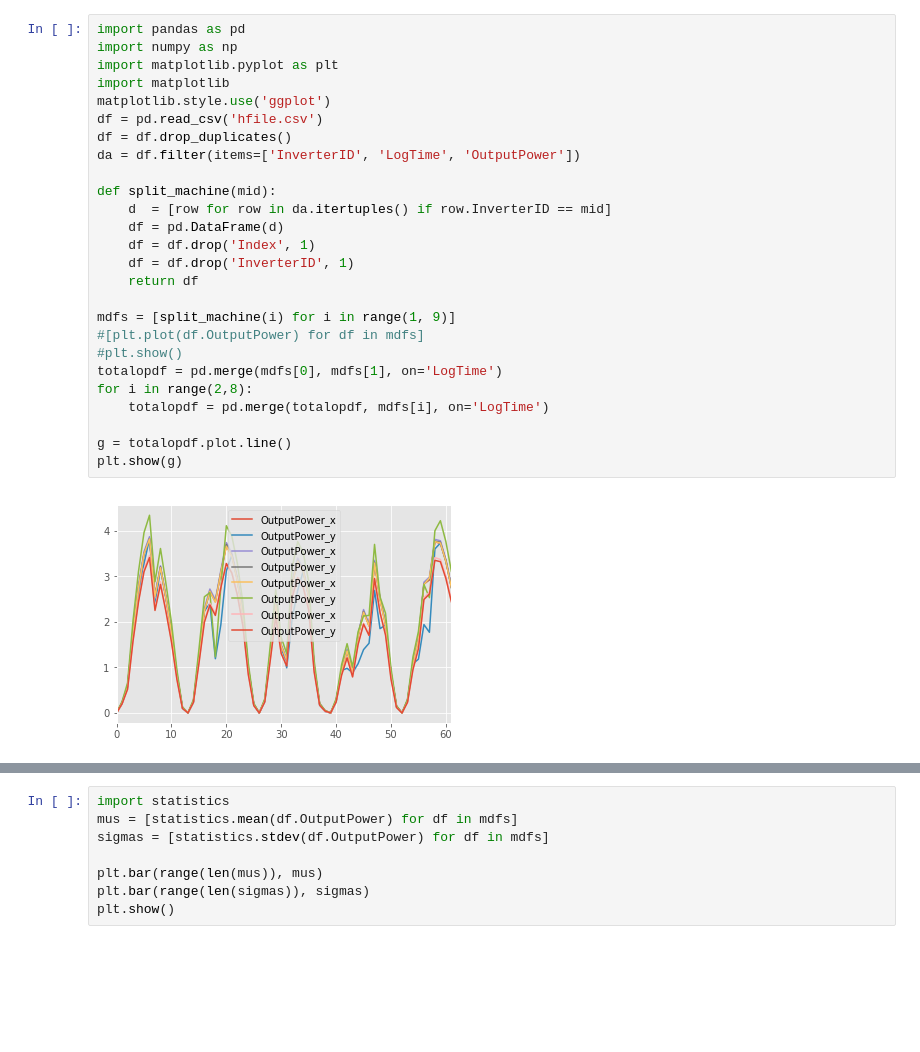
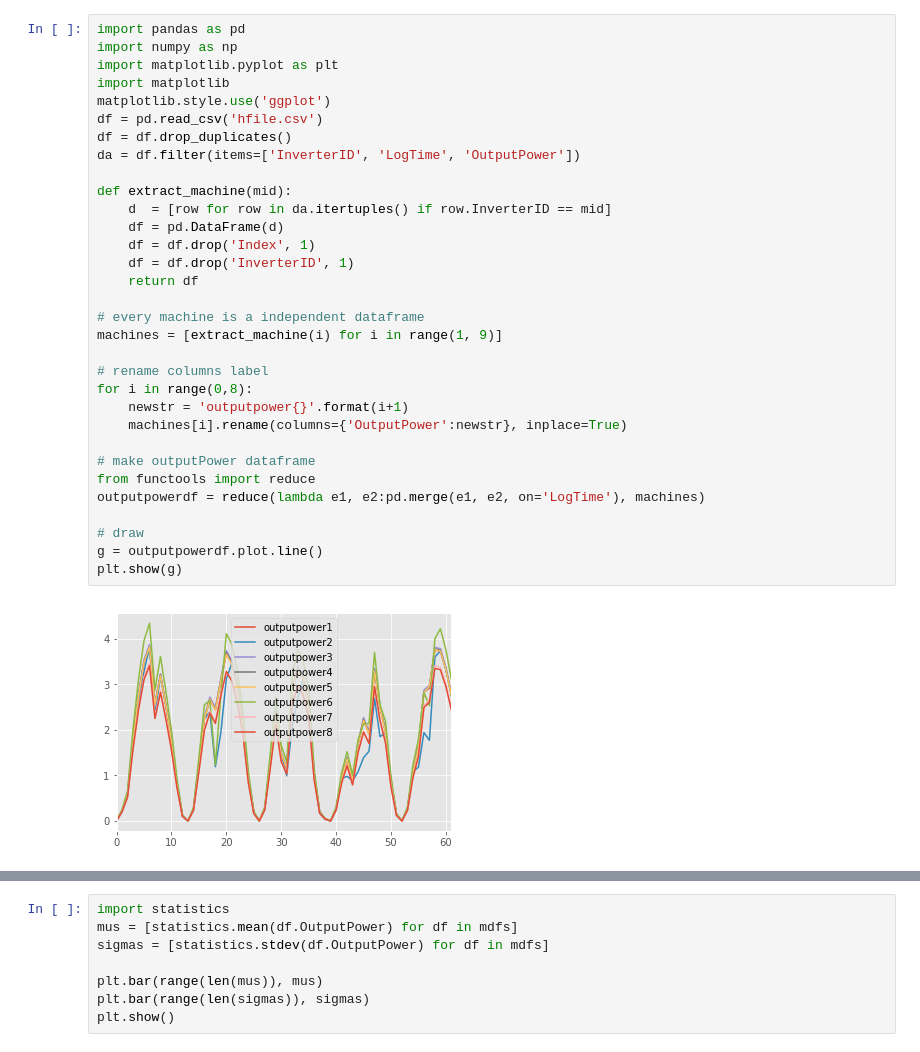
Before and after one commit to handy505/playground, a Jupyter notebook: python/jupyter/preprocess_data.ipynb, the cells around one changed output, grey strips where cells are left out. Drawn from its saved outputs; the diff is of its cells as text; blank space fills up the shorter version.

```diff
--- a/python/jupyter/preprocess_data.ipynb
+++ b/python/jupyter/preprocess_data.ipynb
@@ -1,28 +1,34 @@
 # %%
 import pandas as pd
 import numpy as np
 import matplotlib.pyplot as plt
 import matplotlib
 matplotlib.style.use('ggplot')
 df = pd.read_csv('hfile.csv')
 df = df.drop_duplicates()
 da = df.filter(items=['InverterID', 'LogTime', 'OutputPower'])
 
-def split_machine(mid):
+def extract_machine(mid):
     d  = [row for row in da.itertuples() if row.InverterID == mid]
     df = pd.DataFrame(d)
     df = df.drop('Index', 1)
     df = df.drop('InverterID', 1)
     return df
 
-mdfs = [split_machine(i) for i in range(1, 9)]
-#[plt.plot(df.OutputPower) for df in mdfs]
-#plt.show()
-totalopdf = pd.merge(mdfs[0], mdfs[1], on='LogTime')
-for i in range(2,8):
-    totalopdf = pd.merge(totalopdf, mdfs[i], on='LogTime')
+# every machine is a independent dataframe
+machines = [extract_machine(i) for i in range(1, 9)]
 
-g = totalopdf.plot.line()
+# rename columns label
+for i in range(0,8):
+    newstr = 'outputpower{}'.format(i+1)
+    machines[i].rename(columns={'OutputPower':newstr}, inplace=True)
+
+# make outputPower dataframe
+from functools import reduce
+outputpowerdf = reduce(lambda e1, e2:pd.merge(e1, e2, on='LogTime'), machines)
+
+# draw
+g = outputpowerdf.plot.line()
 plt.show(g)
 # %% [output]
-[figure, old version]
+[figure, new version]
```
Also changed, not shown: parts of 5 cells of this notebook, 1 other file.
